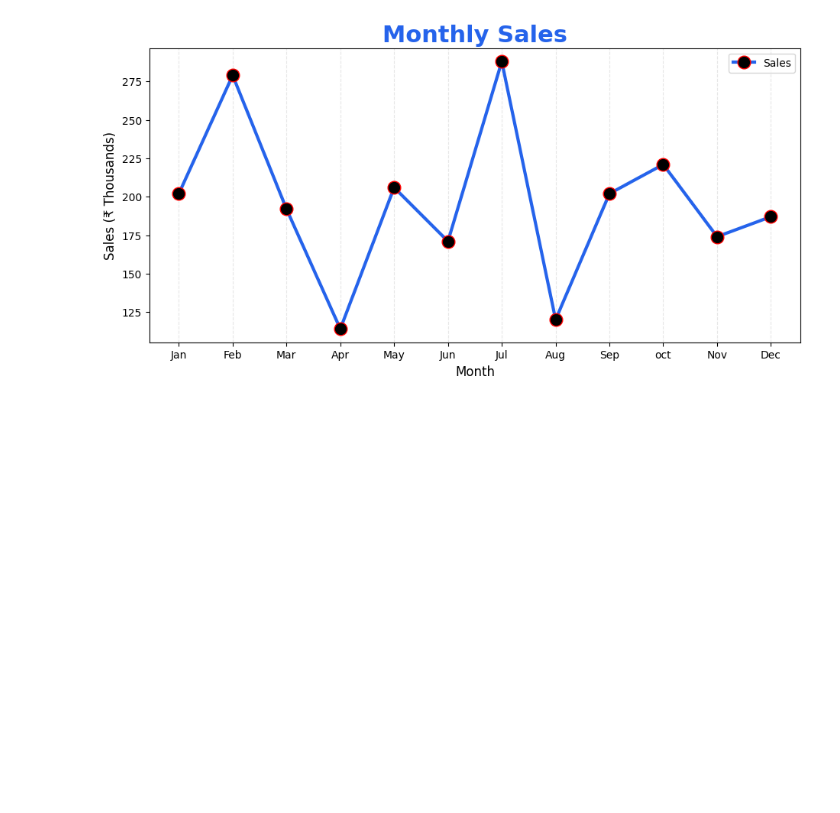
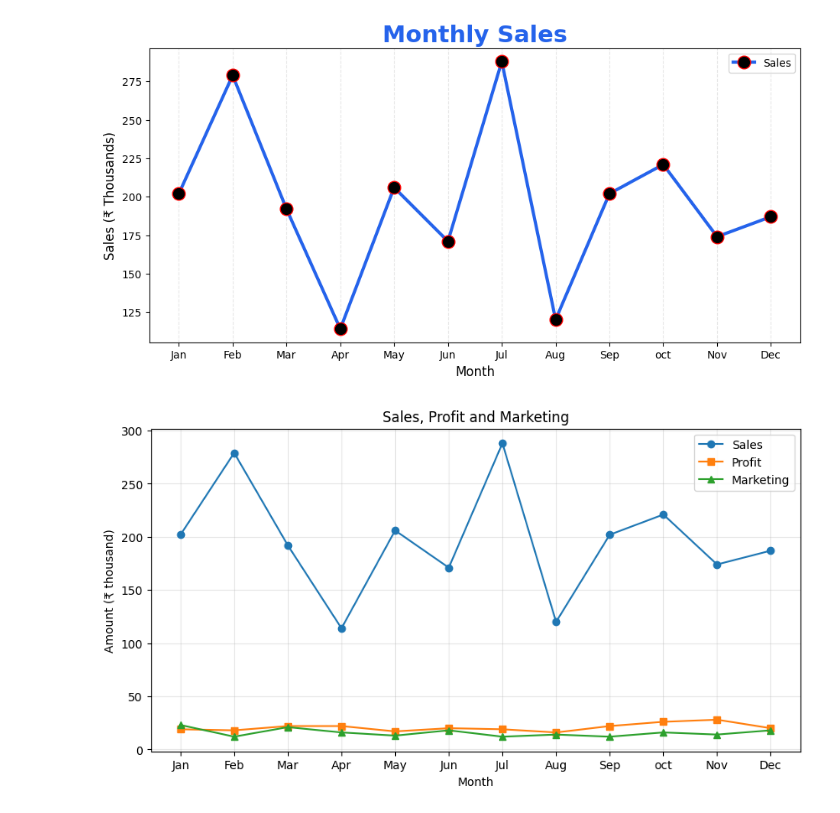
Before and after one commit to datasciencekibaatein/Business-Analyst-Batch-109, a Jupyter notebook: Matplotlib/lecture01.ipynb, the cells around one changed output. Cells and saved outputs as stored; diff of their text form; code cells hidden in the pictures; blank space fills up the shorter version.

```diff
--- a/Matplotlib/lecture01.ipynb
+++ b/Matplotlib/lecture01.ipynb
@@ -104,3 +104,18 @@ ax.legend()
 plt.show()
 # %% [output]
 [figure]
+# %%
+fig,ax = plt.subplots(figsize=(10,5))
+
+ax.plot(df['Month'],df['Sales'],marker='o',label='Sales')
+ax.plot(df['Month'],df['Profit'],marker='s',label='Profit')
+ax.plot(df['Month'],df['Marketing'],marker='^',label='Marketing')
+
+ax.set_title("Sales, Profit and Marketing")
+ax.set_xlabel("Month")
+ax.set_ylabel("Amount (₹ thousand)")
+ax.legend()
+ax.grid(alpha=0.3)
+plt.show()
+# %% [output]
+[figure, added]
```
Also changed, not shown: parts of 17 cells of this notebook, 1 other file.
